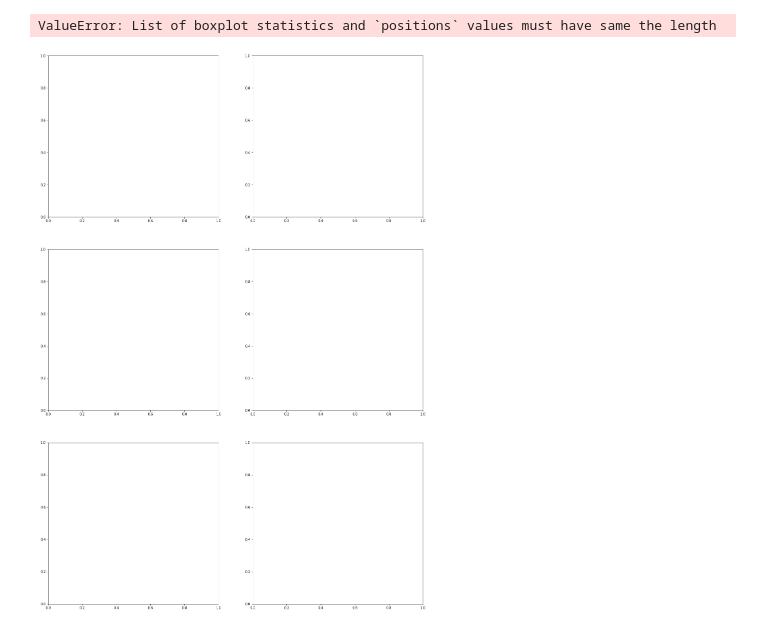
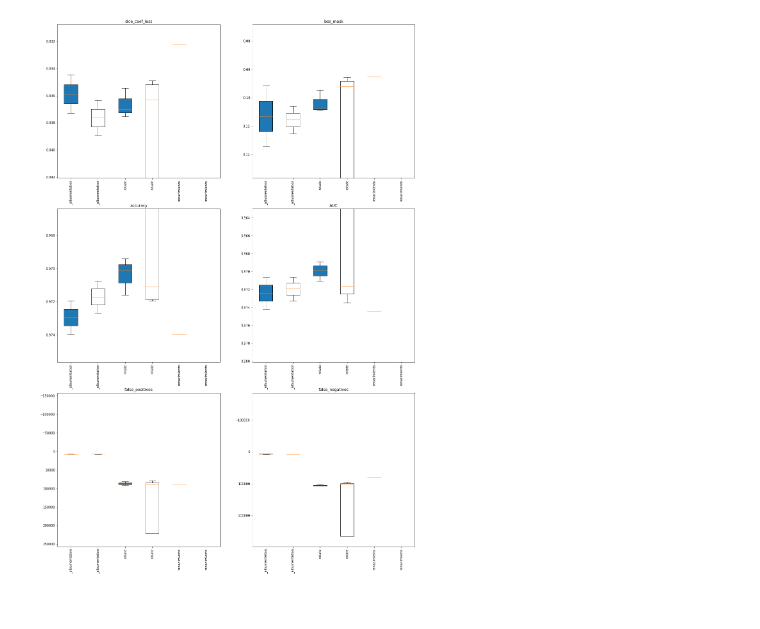
Before and after one commit to maryskal/SITK, a Jupyter notebook: neural_networks/Evaluation of models.ipynb, the cells around one changed output. Drawn from its saved outputs; the diff is of its cells as text; code cells hidden in the pictures.

```diff
--- a/neural_networks/Evaluation of models.ipynb
+++ b/neural_networks/Evaluation of models.ipynb
@@ -82,6 +80,6 @@ uloss: 100113.78571428571
 -----
 # %%
-names = ['_albumentation', 'albumentation_2', 'gamma', 'rotate', 'old', 'clahe', 'renacimiento', 'pre']
+names = ['_albumentation', 'rotate', 'renacimiento']
 # %%
 tipos = {}
 tipos['unet'] = {}
@@ -264,24 +247,23 @@ len(datos_unet)
 # %%
 fig, ax = plt.subplots(3, 2)
 fig.set_size_inches(20,30)
 
 for i, ev in enumerate(evaluations):
     if i%2 == 0:
         y = 0
     else:
         y = 1
     x = int(i/2)
     datos_unet = [data[name][ev][data[name].type == 'unet'] for name in names]
     datos_uloss = [data[name][ev][data[name].type == 'uloss'] for name in names]
     labels = [name + '_unet' for name in names]
-    ax[x,y].boxplot(datos_unet, positions = [1,3,5,7,9,11,13,15,17], patch_artist=True)
+    ax[x,y].boxplot(datos_unet, positions = [1,3,5], patch_artist=True)
     labels = [name + '_uloss' for name in names]
-    ax[x,y].boxplot(datos_uloss, positions = [2,4,6,8,10,12,14,16,18])
+    ax[x,y].boxplot(datos_uloss, positions = [2,4,6])
     q1, q3 = np.percentile(df[ev], [25, 75])
     r = q1-q3
     ax[x,y].set_xticklabels(names*2, rotation=90)
     ax[x,y].set_ylim(q1-3*r, q3+3*r)
     ax[x,y].set_title(ev)
 # %% [output]
-ValueError: List of boxplot statistics and `positions` values must have same the length
-[figure, old version]
+[figure, new version]
```
Also changed, not shown: parts of 12 cells of this notebook, 2 other files.
